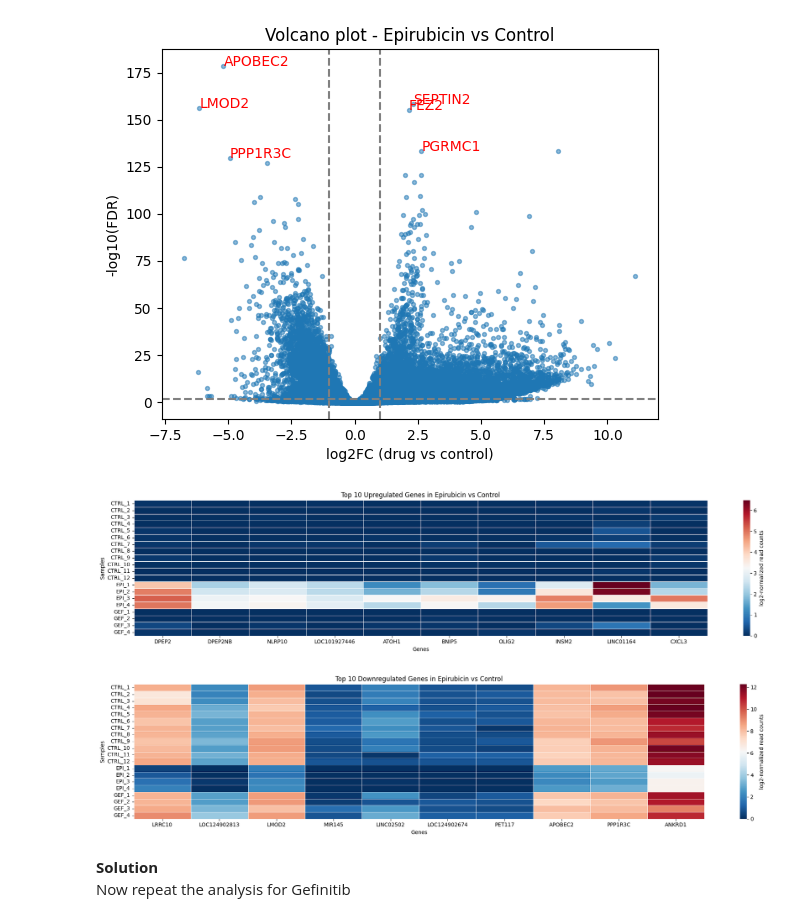
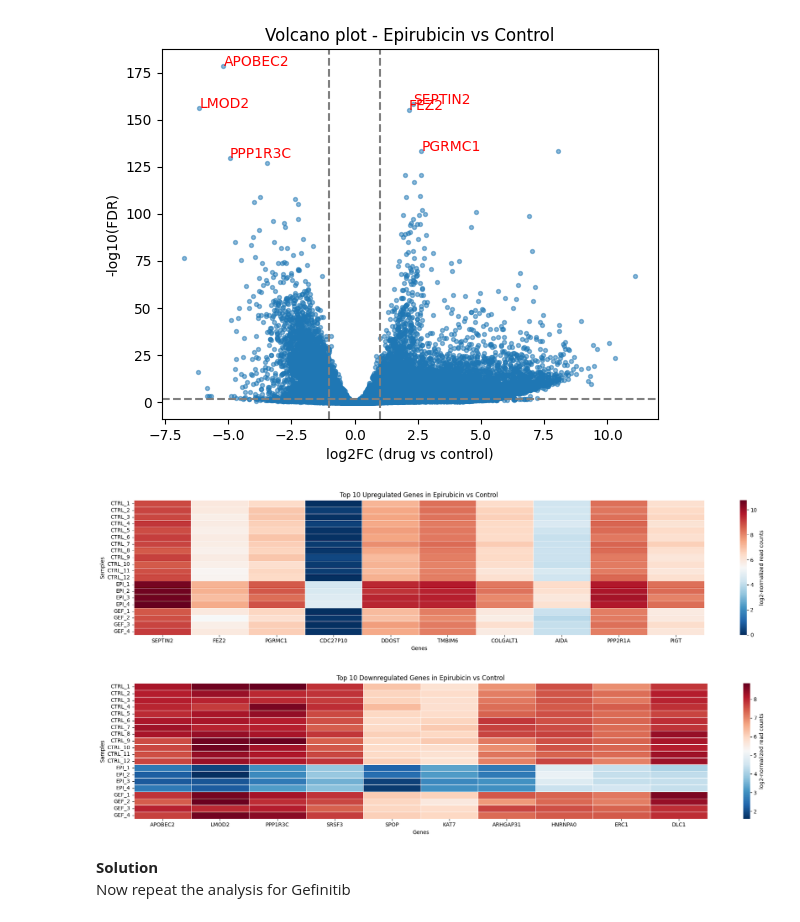
Before and after one commit to LACDR-CDS/SCDR_RNAseq, a Jupyter notebook: Session3and4/group1_solution.ipynb, the cells around one changed output. Drawn from its saved outputs; the diff is of its cells as text; code cells hidden in the pictures.

```diff
--- a/Session3and4/group1_solution.ipynb
+++ b/Session3and4/group1_solution.ipynb
@@ -360,26 +358,25 @@ plt.show()
 # %% [output]
 [figure]
 # %%
-gene_list = upregulated_genes_epi.sort_values(by="log2FoldChange", ascending=False).head(10).index
-
+gene_list = results_df_epi[results_df_epi.log2FoldChange > 1].nsmallest(10, "padj").index
 
 subset = log_transformed_counts.loc[log_transformed_counts.index.intersection(gene_list)].T
 subset = subset[gene_list]
 
 plt.figure(figsize=(len(subset), 4.5))
 
 sns.heatmap(subset, cmap="RdBu_r", linecolor = "white", linewidth = 0.5, cbar_kws={"label": "log2-normalized read counts"}
 )
 plt.title("Top 10 Upregulated Genes in Epirubicin vs Control")
 plt.xlabel("Genes")
 plt.ylabel("Samples")
 plt.tight_layout()
 plt.savefig("plots/heatmap_session2.png", dpi = 200)
 plt.show()
 # %% [output]
-[figure, old version]
+[figure, new version]
 # %%
-gene_list = downregulated_genes_epi.sort_values(by="log2FoldChange", ascending=True).head(10).index
+gene_list = results_df_epi[results_df_epi.log2FoldChange < 1].nsmallest(10, "padj").index
 
 subset = log_transformed_counts.loc[log_transformed_counts.index.intersection(gene_list)].T
 subset = subset[gene_list]
@@ -395,7 +392,7 @@ plt.tight_layout()
 plt.savefig("plots/heatmap_session2.png", dpi = 200)
 plt.show()
 # %% [output]
-[figure, old version]
+[figure, new version]
 # %% [markdown]
 **Solution**
 Now repeat the analysis for Gefinitib
```
Also changed, not shown: parts of 5 cells of this notebook.
